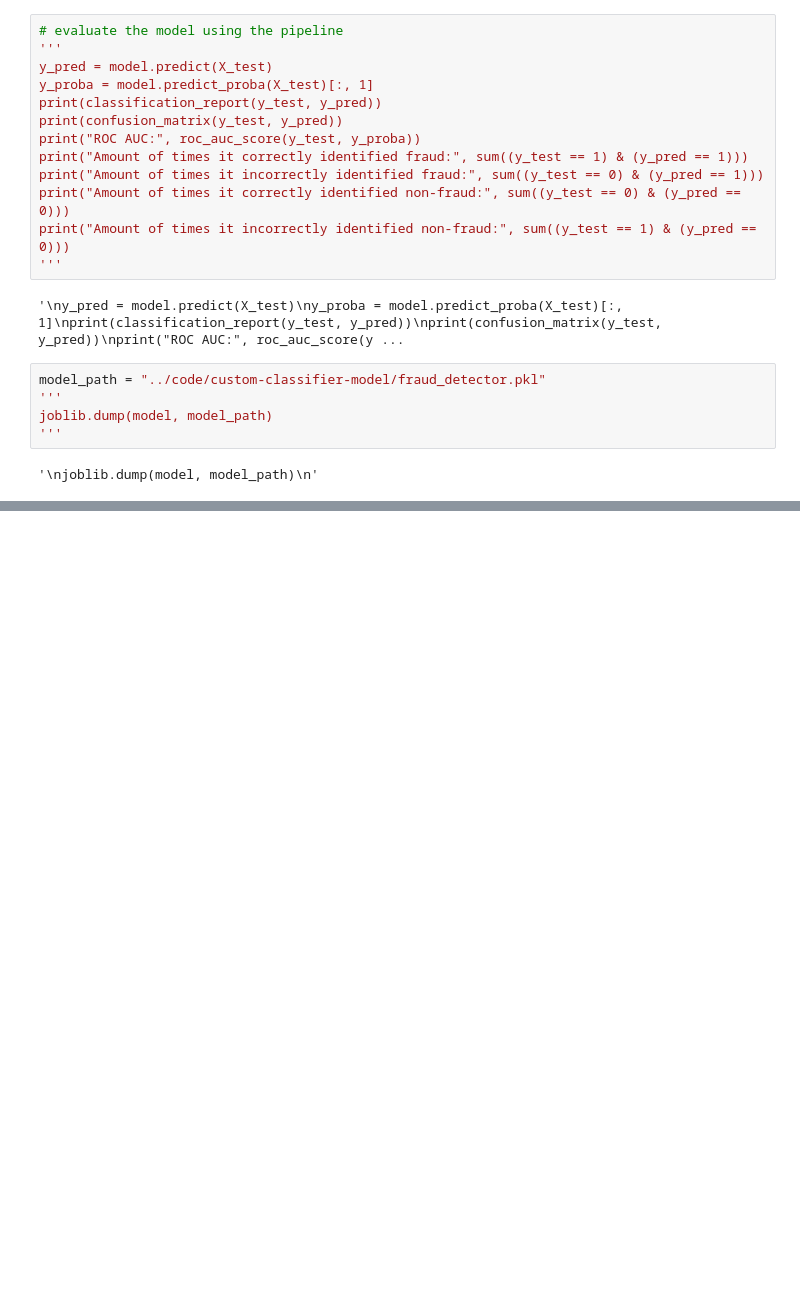
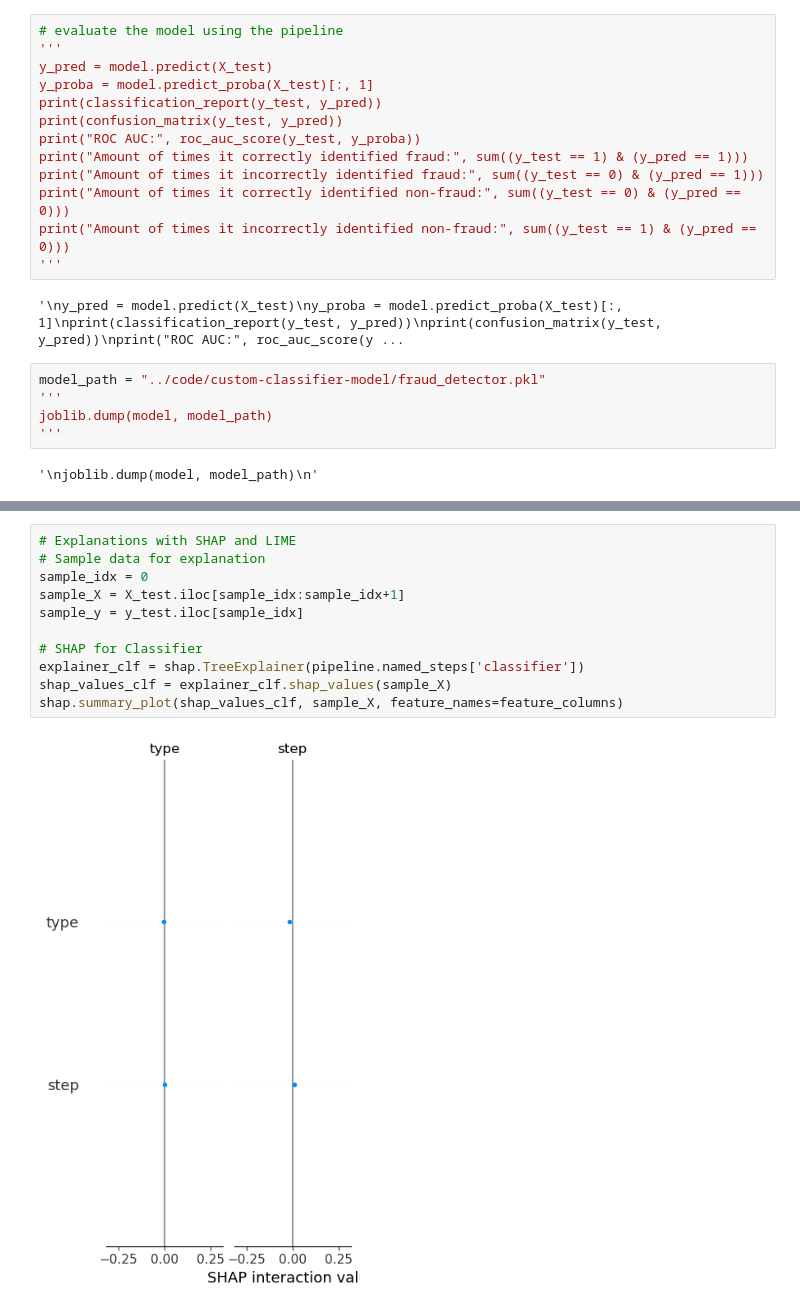
Before and after one commit to MattBojanowski/CSCE581-Spring2025-MatthewBojanowski, a Jupyter notebook: Project/model_trainer.ipynb, the cells around one changed output, grey strips where cells are left out. Saved outputs shown, nothing was run; the diff lists cells and outputs as text; blank space fills up the shorter version.

```diff
--- a/Project/model_trainer.ipynb
+++ b/Project/model_trainer.ipynb
@@ -470,0 +537,13 @@ Saved: ../code/custom-classifier-model/fraud_detector.pkl
+# %%
+# Explanations with SHAP and LIME
+# Sample data for explanation
+sample_idx = 0
+sample_X = X_test.iloc[sample_idx:sample_idx+1]
+sample_y = y_test.iloc[sample_idx]
+
+# SHAP for Classifier
+explainer_clf = shap.TreeExplainer(pipeline.named_steps['classifier'])
+shap_values_clf = explainer_clf.shap_values(sample_X)
+shap.summary_plot(shap_values_clf, sample_X, feature_names=feature_columns)
+# %% [output]
+[figure, added]
```
Also changed, not shown: parts of 19 cells of this notebook, 13 other files.
